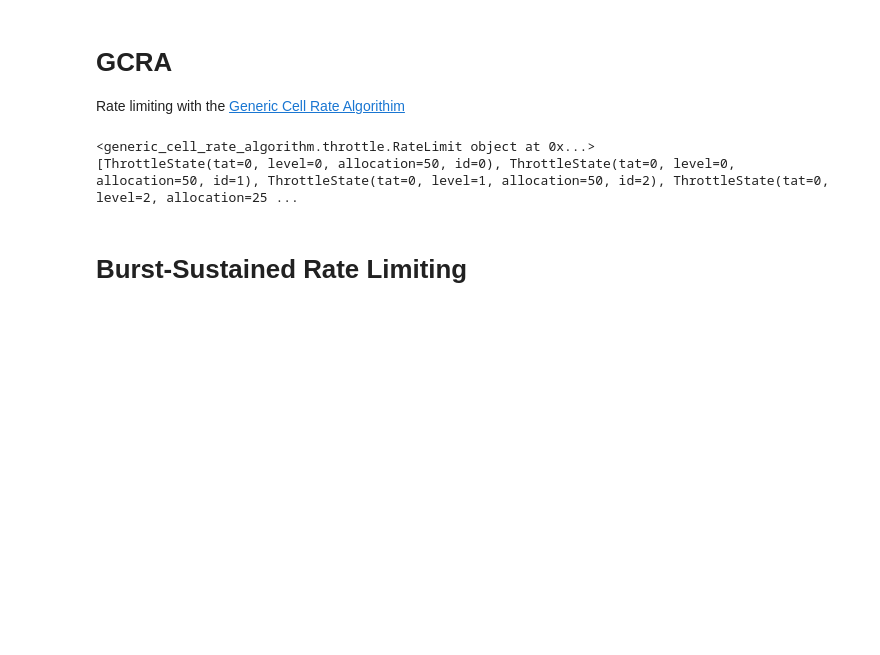
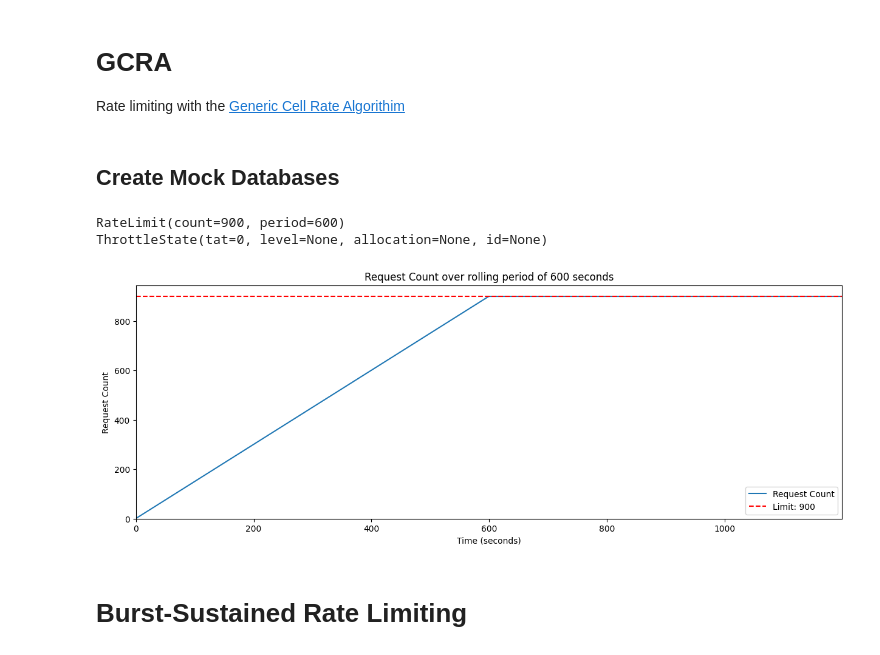
Before and after one commit to racersmith/generic-cell-rate-algorithm, a Jupyter notebook: example.ipynb, the cells around one changed output. Drawn from its saved outputs; the diff is of its cells as text; code cells hidden in the pictures; blank space fills up the shorter version.

```diff
--- a/example.ipynb
+++ b/example.ipynb
@@ -2,24 +2,18 @@
 # GCRA
 
 Rate limiting with the [Generic Cell Rate Algorithim](https://en.wikipedia.org/wiki/Generic_cell_rate_algorithm)
+# %% [markdown]
+## Create Mock Databases
 # %%
-from generic_cell_rate_algorithm.throttle import RateLimit
+# Create mock database
 
-# Create mock data stores
-
-RATE_LIMIT_DB = {"count": 100, "period": 60}
-THROTTLE_STATE_DB = [
-    {"level": 0, "tat": 0, "allocation": 50},
-    {"level": 0, "tat": 0, "allocation": 50},
-    {"level": 1, "tat": 0, "allocation": 50},
-    {"level": 2, "tat": 0, "allocation": 25},
-    {"level": 3, "tat": 0, "allocation": 10},
-]
+RATE_LIMIT_DB = {"count": 900, "period": 600}
+THROTTLE_STATE_DB = {"tat": 0}
 # %%
 from generic_cell_rate_algorithm import throttle
 
 
-# define our data store interfaces
+# Provide an interface to the databases
 class RateLimitDB(throttle.RateLimitIO):
     def __init__(self, rate_limit_db):
         self.db = rate_limit_db
@@ -33,19 +27,10 @@ class ThrottleDB(throttle.ThrottleStateIO):
         self.db = throttle_db
 
     def read(self):
-        result = list()
-        for id, row in enumerate(self.db):
-            state = throttle.ThrottleState(
-                tat=row['tat'],
-                level=row['level'],
-                allocation=row['allocation'],
-                id=id
-            )
-            result.append(state)
-        return result
+        return throttle.ThrottleState(tat=self.db['tat'])
 
     def write(self, previous, new):
-        self.db[previous.id]['tat'] = new.tat
+        self.db['tat'] = new.tat
 
 
 rate_limit_db = RateLimitDB(RATE_LIMIT_DB)
@@ -54,8 +39,8 @@ throttle_db = ThrottleDB(THROTTLE_STATE_DB)
 print(rate_limit_db.read())
 print(throttle_db.read())
 # %% [output]
-<generic_cell_rate_algorithm.throttle.RateLimit object at 0x...>
-[ThrottleState(tat=0, level=0, allocation=50, id=0), ThrottleState(tat=0, level=0, allocation=50, id=1), ThrottleState(tat=0, level=1, allocation=50, id=2), ThrottleState(tat=0, level=2, allocation=25 ...
+RateLimit(count=900, period=600)
+ThrottleState(tat=0, level=None, allocation=None, id=None)
 # %%
 # Create a fake instance of time that allows us to have instant gratification
 from tests.conftest import TimeWarp, MockEndpoint
@@ -75,3 +65,28 @@ def fn(level: int):
+# %%
+import numpy as np
+import matplotlib.pyplot as plt
+
+counts = list()
+log = np.array(endpoint.log)
+for t in log:
+    up_to_t = log <= t
+    after_t_less_period = log > t - RATE_LIMIT_DB['period']
+    within_window = after_t_less_period & up_to_t
+    counts.append(np.sum(within_window))
+counts = np.array(counts)
+
+plt.figure(figsize=(15, 5))
+plt.title(f"Request Count over rolling period of {RATE_LIMIT_DB['period']} seconds")
+plt.plot(log, counts, label="Request Count")
+plt.axhline(RATE_LIMIT_DB['count'], ls='--', color='r', label=f"Limit: {RATE_LIMIT_DB['count']}")
+plt.legend()
+plt.xlabel("Time (seconds)")
+plt.ylabel("Request Count")
+plt.xlim(log[0], log[-1])
+plt.ylim(0, None)
+plt.show()
+# %% [output]
+[figure, added]
 # %% [markdown]
 # Burst-Sustained Rate Limiting
 # %%
```
Also changed, not shown: parts of 1 cell of this notebook.
